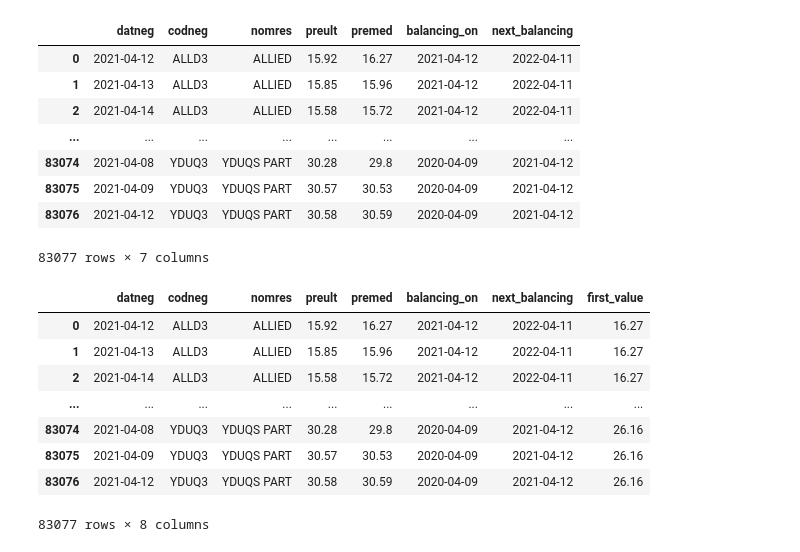
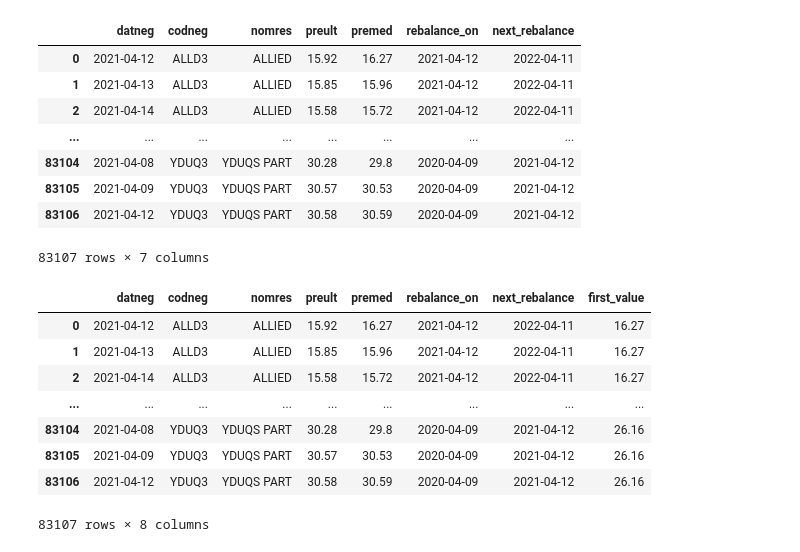
Before and after one commit to AlgebraQuant/MagicFormula, a Jupyter notebook: src/7_total_return.ipynb, the cells around one changed output. Cells and saved outputs as stored; diff of their text form; code cells hidden in the pictures.

```diff
--- a/src/7_total_return.ipynb
+++ b/src/7_total_return.ipynb
@@ -19,34 +19,34 @@ pd.options.display.max_rows = 6
 # %%
 # Load magic stocks prices
 df_stocks = pd.read_csv(
     "../data/adjusted_prices.csv",
-    parse_dates=['datneg', 'balancing_on', 'next_balancing'])
+    parse_dates=['datneg', 'rebalance_on', 'next_rebalance'])
 df_stocks
 # %% [output]
-|  | datneg | codneg | nomres | preult | premed | balancing_on | next_balancing |
+|  | datneg | codneg | nomres | preult | premed | rebalance_on | next_rebalance |
 | 0 | 2021-04-12 | ALLD3 | ALLIED | 15.92 | 16.27 | 2021-04-12 | 2022-04-11 |
 | 1 | 2021-04-13 | ALLD3 | ALLIED | 15.85 | 15.96 | 2021-04-12 | 2022-04-11 |
 | 2 | 2021-04-14 | ALLD3 | ALLIED | 15.58 | 15.72 | 2021-04-12 | 2022-04-11 |
 | ... | ... | ... | ... | ... | ... | ... | ... |
-| 83074 | 2021-04-08 | YDUQ3 | YDUQS PART | 30.28 | 29.8 | 2020-04-09 | 2021-04-12 |
-| 83075 | 2021-04-09 | YDUQ3 | YDUQS PART | 30.57 | 30.53 | 2020-04-09 | 2021-04-12 |
-| 83076 | 2021-04-12 | YDUQ3 | YDUQS PART | 30.58 | 30.59 | 2020-04-09 | 2021-04-12 |
+| 83104 | 2021-04-08 | YDUQ3 | YDUQS PART | 30.28 | 29.8 | 2020-04-09 | 2021-04-12 |
+| 83105 | 2021-04-09 | YDUQ3 | YDUQS PART | 30.57 | 30.53 | 2020-04-09 | 2021-04-12 |
+| 83106 | 2021-04-12 | YDUQ3 | YDUQS PART | 30.58 | 30.59 | 2020-04-09 | 2021-04-12 |
-83077 rows × 7 columns
+83107 rows × 7 columns
 # %%
 # Create a column with the first price of the stock for each interval
 df_stocks['first_value'] = df_stocks.groupby(
-    by=['codneg', 'balancing_on'])['premed'].transform('first')
+    by=['codneg', 'rebalance_on'])['premed'].transform('first')
 df_stocks
 # %% [output]
-|  | datneg | codneg | nomres | preult | premed | balancing_on | next_balancing | first_value |
+|  | datneg | codneg | nomres | preult | premed | rebalance_on | next_rebalance | first_value |
 | 0 | 2021-04-12 | ALLD3 | ALLIED | 15.92 | 16.27 | 2021-04-12 | 2022-04-11 | 16.27 |
 | 1 | 2021-04-13 | ALLD3 | ALLIED | 15.85 | 15.96 | 2021-04-12 | 2022-04-11 | 16.27 |
 | 2 | 2021-04-14 | ALLD3 | ALLIED | 15.58 | 15.72 | 2021-04-12 | 2022-04-11 | 16.27 |
 | ... | ... | ... | ... | ... | ... | ... | ... | ... |
-| 83074 | 2021-04-08 | YDUQ3 | YDUQS PART | 30.28 | 29.8 | 2020-04-09 | 2021-04-12 | 26.16 |
-| 83075 | 2021-04-09 | YDUQ3 | YDUQS PART | 30.57 | 30.53 | 2020-04-09 | 2021-04-12 | 26.16 |
-| 83076 | 2021-04-12 | YDUQ3 | YDUQS PART | 30.58 | 30.59 | 2020-04-09 | 2021-04-12 | 26.16 |
+| 83104 | 2021-04-08 | YDUQ3 | YDUQS PART | 30.28 | 29.8 | 2020-04-09 | 2021-04-12 | 26.16 |
+| 83105 | 2021-04-09 | YDUQ3 | YDUQS PART | 30.57 | 30.53 | 2020-04-09 | 2021-04-12 | 26.16 |
+| 83106 | 2021-04-12 | YDUQ3 | YDUQS PART | 30.58 | 30.59 | 2020-04-09 | 2021-04-12 | 26.16 |
-83077 rows × 8 columns
+83107 rows × 8 columns
 # %%
 # Normalize values with the first price of the stock for in each period
 df_stocks['price_n'] = 100 * df_stocks['premed'] / df_stocks['first_value']
```
Also changed, not shown: parts of 16 cells of this notebook, 6 other files.
